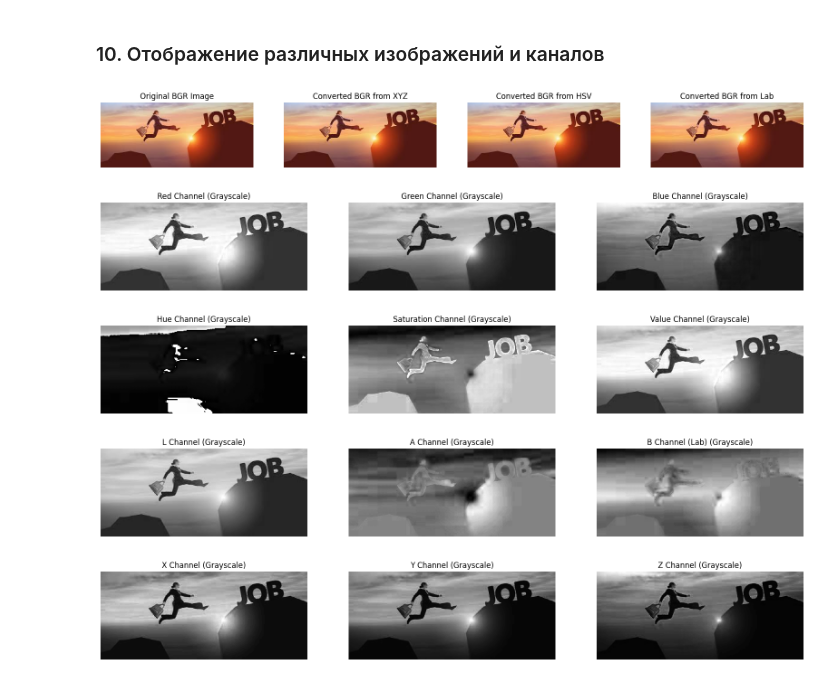
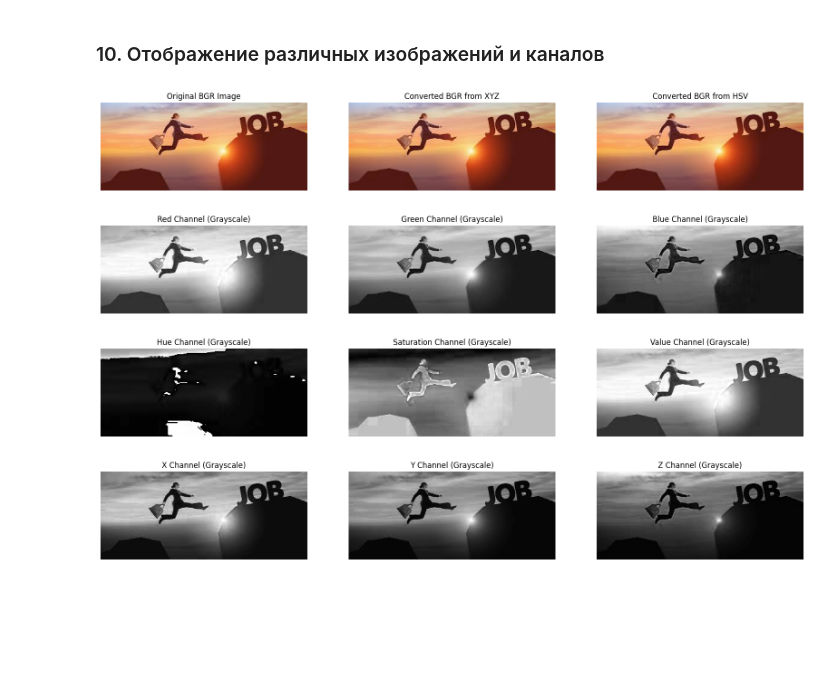
Before and after one commit to xiangxiang3451/CV_labs, a Jupyter notebook: lab1.ipynb, the cells around one changed output. Saved outputs shown, nothing was run; the diff lists cells and outputs as text; code cells hidden in the pictures; blank space fills up the shorter version.

```diff
--- a/lab1.ipynb
+++ b/lab1.ipynb
@@ -96,22 +88,18 @@ def show_images(titles, images, is_gray=False):
 # %%
 # Отображение всех изображений и компонент
 show_images(['Original BGR Image', 'Converted BGR from XYZ', 'Converted BGR from HSV', 'Converted BGR from Lab'],
-            [image, rgb_converted_image, bgr_from_hsv, bgr_from_lab])
+            [image, rgb_converted_image, bgr_from_hsv])
 
 # Отображение компонент RGB в виде отдельных каналов (серый)
 show_images(['Red Channel (Grayscale)', 'Green Channel (Grayscale)', 'Blue Channel (Grayscale)'], [R, G, B], is_gray=True)
 
 # Отображение компонент HSV в виде отдельных каналов (серый)
 show_images(['Hue Channel (Grayscale)', 'Saturation Channel (Grayscale)', 'Value Channel (Grayscale)'], [H, S, V], is_gray=True)
 
-# Отображение компонент Lab в виде отдельных каналов (серый)
-show_images(['L Channel (Grayscale)', 'A Channel (Grayscale)', 'B Channel (Lab) (Grayscale)'], [L, A, B_lab], is_gray=True)
-
 # Отображение компонент XYZ в виде отдельных каналов (серый)
 show_images(['X Channel (Grayscale)', 'Y Channel (Grayscale)', 'Z Channel (Grayscale)'], [X, Y, Z], is_gray=True)
 # %% [output]
-[figure, old version]
+[figure, new version]
 [figure]
 [figure]
-[figure, old version]
+[figure, new version]
-[figure, removed]
```
Also changed, not shown: parts of 4 cells of this notebook.
